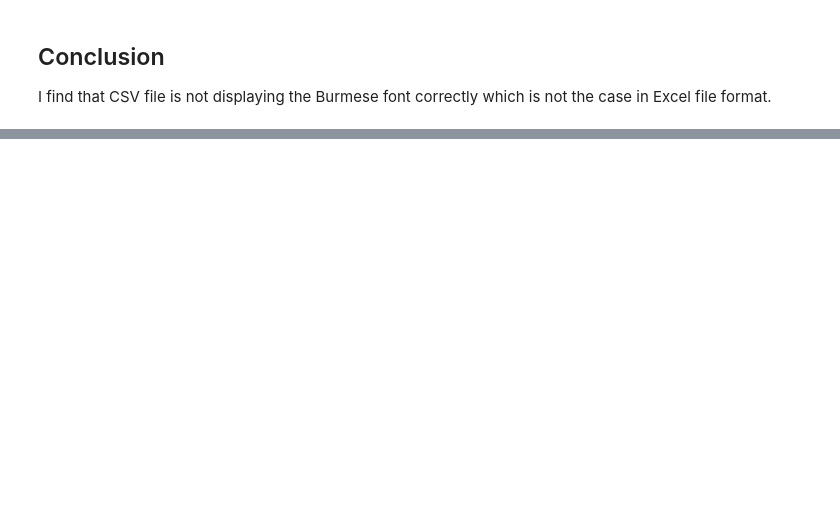
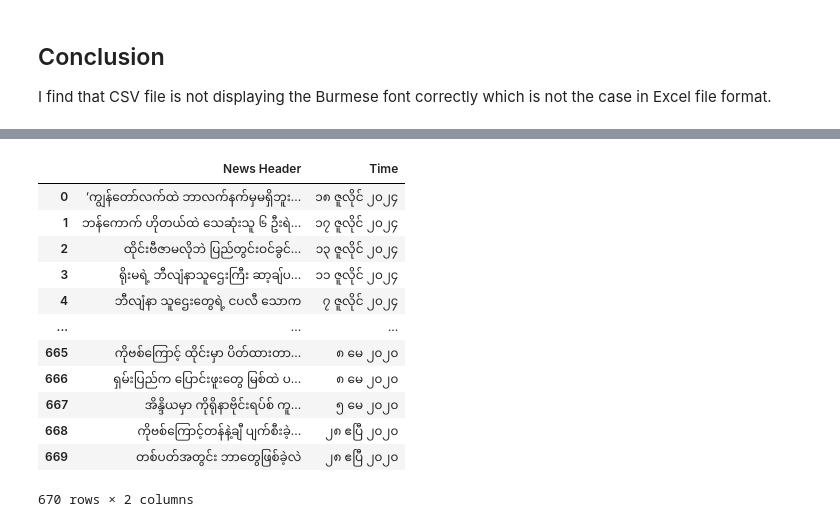
Before and after one commit to lawun330/sannie-bot, a Jupyter notebook: BBC Burmese Webscraper.ipynb, the cells around one changed output, grey strips where cells are left out. Saved outputs shown, nothing was run; the diff lists cells and outputs as text; code cells hidden in the pictures; blank space fills up the shorter version.

Commit message:
Modify a program to navigate all remaining pages and get headers and dates
The two other spreadsheets are also updated because of rerunning the program.

```diff
--- a/BBC Burmese Webscraper.ipynb
+++ b/BBC Burmese Webscraper.ipynb
@@ -221,0 +331,5 @@ I find that CSV file is not displaying the Burmese font correctly which is not t
+# %%
+def get_max_page(soup):
+    last_page_soup = soup.find_all("a", {"class":"focusIndicatorOutlineBlack", "href":True})[-2]
+    last_page_index = int(last_page_soup.string)
+    return last_page_index
@@ -221,0 +346,36 @@ I find that CSV file is not displaying the Burmese font correctly which is not t
+# %%
+def main(web_url):
+    news_headers = []
+    datetime = []
+
+    # for the first page
+    complete_url = web_url # initial url
+    soup = web_scraper(complete_url) # get soup
+    last_page_index = get_max_page(soup) # get last page index
+    news_headers_soup, datetime_soup = soup_parser(soup) # get specific elements
+    news_headers_new_list, datetime_new_list = list_append(news_headers_soup, datetime_soup) # extract data
+
+    # append data to lists
+    news_headers += news_headers_new_list
+    datetime += datetime_new_list
+
+
+    # from the second page to the last page
+    for i in range(last_page_index):
+        try:
+            print(complete_url)
+            complete_url = navigate_next_page(web_url, soup) # get next url
+            soup = web_scraper(complete_url) # get soup
+            news_headers_soup, datetime_soup = soup_parser(soup) # get specific elements
+            news_headers_new_list, datetime_new_list = list_append(news_headers_soup, datetime_soup) # extract data
+
+            # append data to lists
+            news_headers += news_headers_new_list
+            datetime += datetime_new_list
+
+        except AttributeError: # scraping the page after the last page will cause error
+            print("The end of the pages is reached.")
+
+    return export_excel(news_headers, datetime) # export the spreadsheet # return df
+# %%
+df = main("https://www.bbc.com/burmese/topics/c9wpm0en9jdt")
@@ -221,0 +400,16 @@ I find that CSV file is not displaying the Burmese font correctly which is not t
+# %%
+df
+# %% [output]
+|  | News Header | Time |
+| 0 | ‘ကျွန်တော်လက်ထဲ ဘာလက်နက်မှမရှိဘူး... | ၁၈ ဇူလိုင် ၂၀၂၄ |
+| 1 | ဘန်ကောက် ဟိုတယ်ထဲ သေဆုံးသူ ၆ ဦးရဲ... | ၁၇ ဇူလိုင် ၂၀၂၄ |
+| 2 | ထိုင်းဗီဇာမလိုဘဲ ပြည်တွင်းဝင်ခွင်... | ၁၃ ဇူလိုင် ၂၀၂၄ |
+| 3 | ရိုးမရဲ့ ဘီလျံနာသူဌေးကြီး ဆာ့ချ်ပ... | ၁၁ ဇူလိုင် ၂၀၂၄ |
+| 4 | ဘီလျံနာ သူဌေးတွေရဲ့ ငပလီ သောက | ၇ ဇူလိုင် ၂၀၂၄ |
+| ... | ... | ... |
+| 665 | ကိုဗစ်ကြောင့် ထိုင်းမှာ ပိတ်ထားတာ... | ၈ မေ ၂၀၂၀ |
+| 666 | ရှမ်းပြည်က ပြောင်းဖူးတွေ မြစ်ထဲ ပ... | ၈ မေ ၂၀၂၀ |
+| 667 | အိန္ဒိယမှာ ကိုရိုနာဗိုင်းရပ်စ် ကူ... | ၅ မေ ၂၀၂၀ |
+| 668 | ကိုဗစ်ကြောင့်တန်နဲ့ချီ ပျက်စီးခဲ့... | ၂၈ ဧပြီ ၂၀၂၀ |
+| 669 | တစ်ပတ်အတွင်း ဘာတွေဖြစ်ခဲ့လဲ | ၂၈ ဧပြီ ၂၀၂၀ |
+670 rows × 2 columns
```
Also changed, not shown: parts of 18 cells of this notebook, 2 other files.
